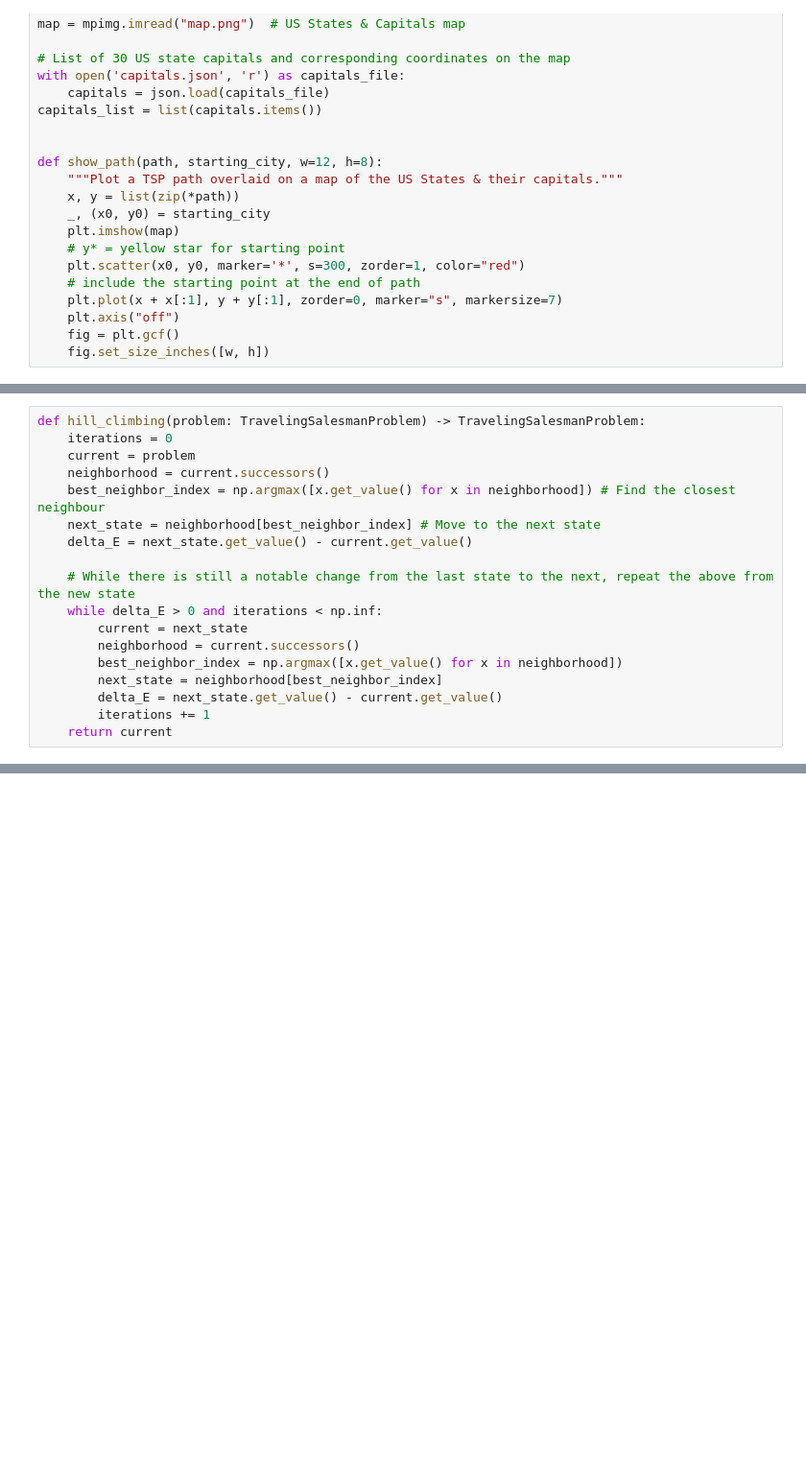
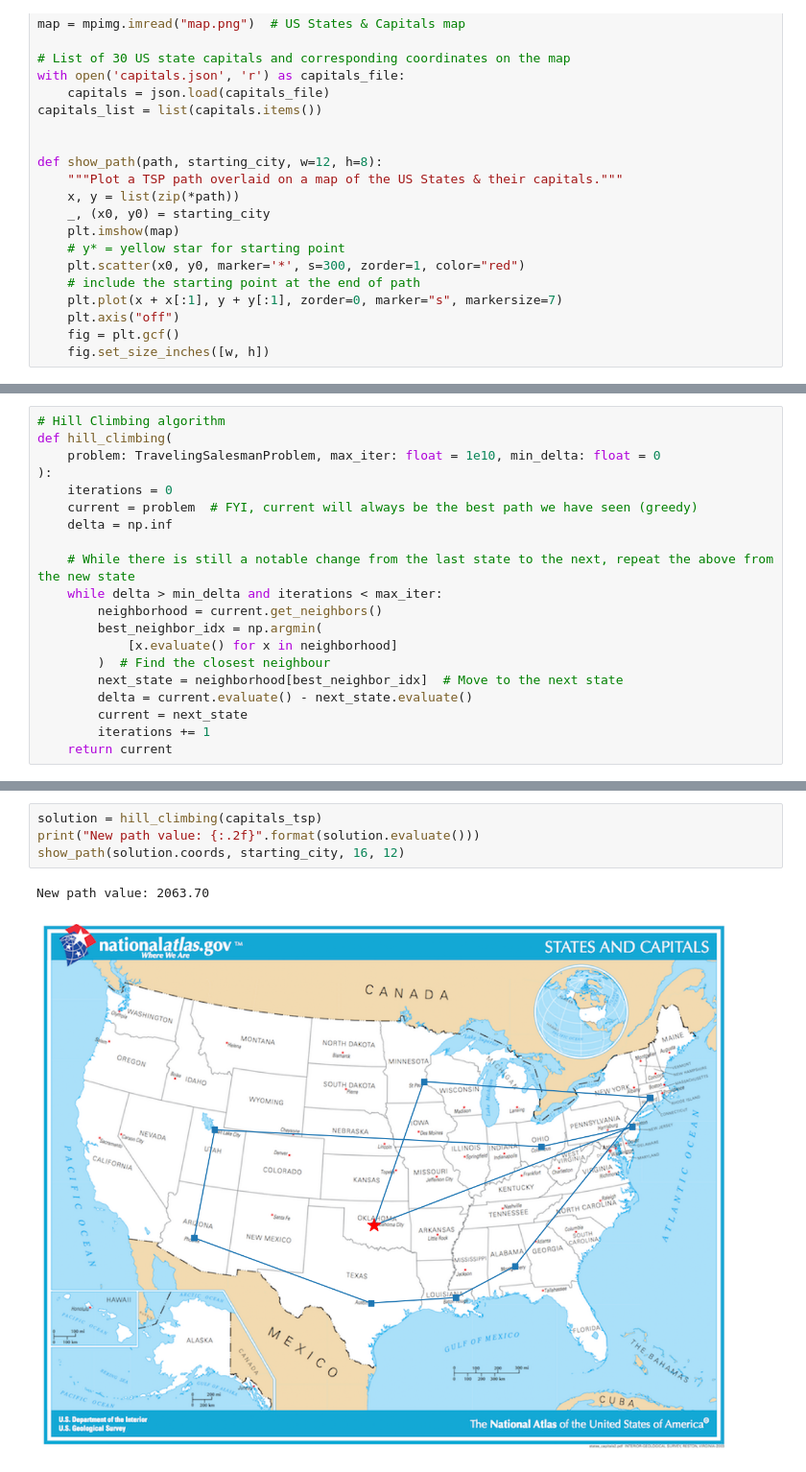
Before and after one commit to kspurlock/cse620-code, a Jupyter notebook: classical/hillclimbing.ipynb, the cells around one changed output, grey strips where cells are left out. Shown at 96% size. Saved outputs shown, nothing was run; the diff lists cells and outputs as text; blank space fills up the shorter version.

```diff
--- a/classical/hillclimbing.ipynb
+++ b/classical/hillclimbing.ipynb
@@ -170,19 +160,21 @@ class TravelingSalesmanProblem:
 # %%
-def hill_climbing(problem: TravelingSalesmanProblem) -> TravelingSalesmanProblem:
+# Hill Climbing algorithm
+def hill_climbing(
+    problem: TravelingSalesmanProblem, max_iter: float = 1e10, min_delta: float = 0
+):
     iterations = 0
-    current = problem
-    neighborhood = current.successors()
-    best_neighbor_index = np.argmax([x.get_value() for x in neighborhood]) # Find the closest neighbour
-    next_state = neighborhood[best_neighbor_index] # Move to the next state
-    delta_E = next_state.get_value() - current.get_value()
+    current = problem  # FYI, current will always be the best path we have seen (greedy)
+    delta = np.inf
 
     # While there is still a notable change from the last state to the next, repeat the above from the new state
-    while delta_E > 0 and iterations < np.inf:
+    while delta > min_delta and iterations < max_iter:
+        neighborhood = current.get_neighbors()
+        best_neighbor_idx = np.argmin(
+            [x.evaluate() for x in neighborhood]
+        )  # Find the closest neighbour
+        next_state = neighborhood[best_neighbor_idx]  # Move to the next state
+        delta = current.evaluate() - next_state.evaluate()
         current = next_state
-        neighborhood = current.successors()
-        best_neighbor_index = np.argmax([x.get_value() for x in neighborhood])
-        next_state = neighborhood[best_neighbor_index]
-        delta_E = next_state.get_value() - current.get_value()
         iterations += 1
     return current
 # %%
@@ -199,0 +192,7 @@ Initial path value: 1643.20
+# %%
+solution = hill_climbing(capitals_tsp)
+print("New path value: {:.2f}".format(solution.evaluate()))
+show_path(solution.coords, starting_city, 16, 12)
+# %% [output]
+New path value: 2063.70
+[figure, added]
```
Also changed, not shown: parts of 5 cells of this notebook.
